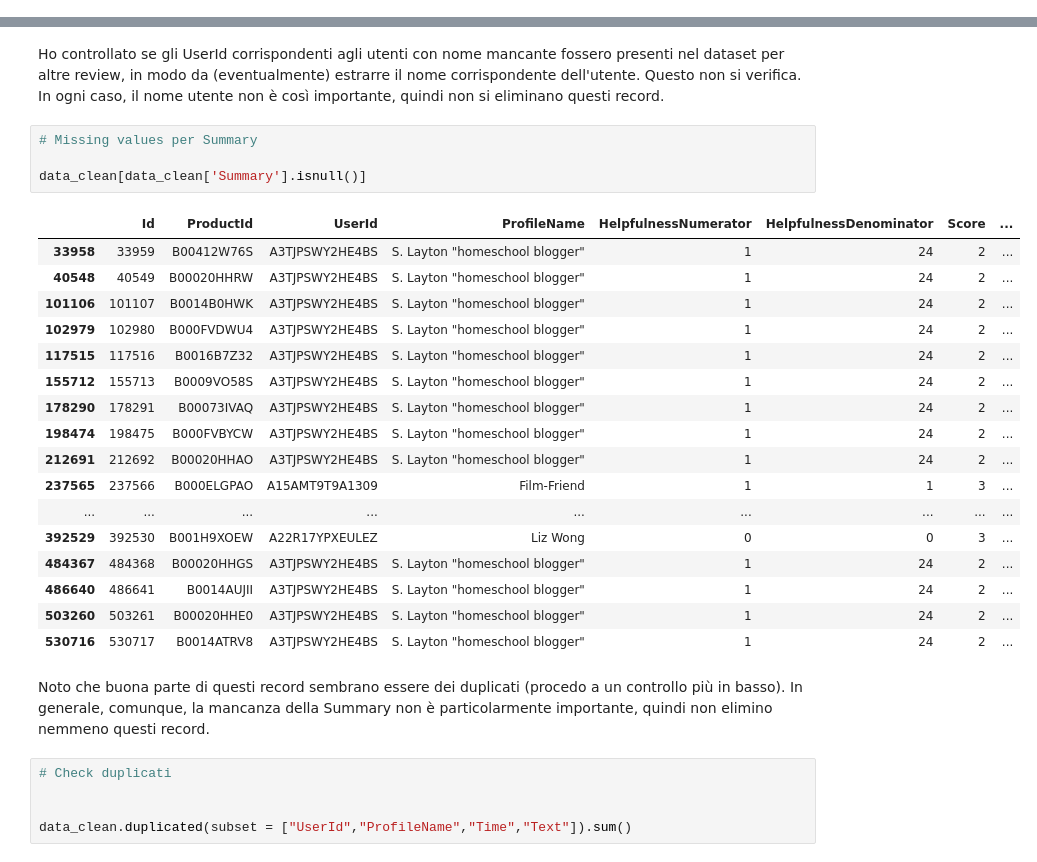
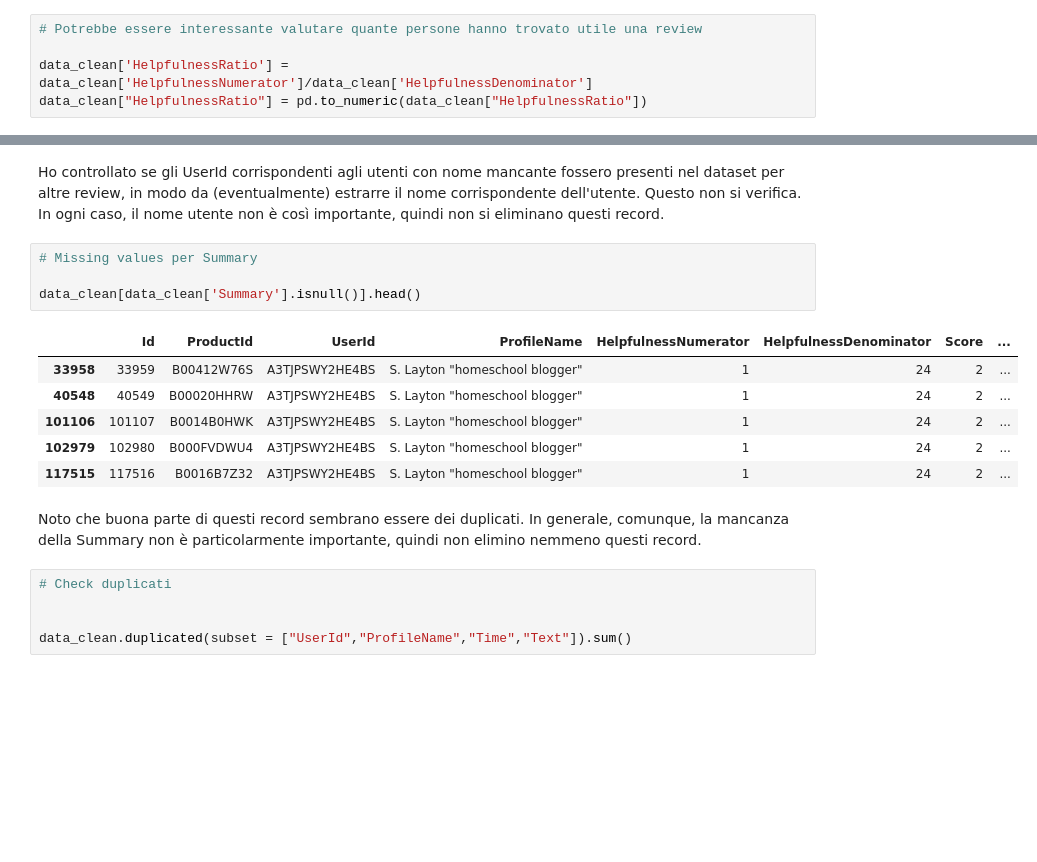
Before and after one commit to rmarconzini/amazon-fine-food-reviews-classification-clustering, a Jupyter notebook: Preprocessing.ipynb, the cells around one changed output, grey strips where cells are left out. Cells and saved outputs as stored; diff of their text form; blank space fills up the shorter version.

```diff
--- a/Preprocessing.ipynb
+++ b/Preprocessing.ipynb
@@ -110,3 +123,8 @@ Ci sono due review che non soddisfano questo requisito. Sarà necessario elimina
+# %%
+# Potrebbe essere interessante valutare quante persone hanno trovato utile una review
+
+data_clean['HelpfulnessRatio'] = data_clean['HelpfulnessNumerator']/data_clean['HelpfulnessDenominator']
+data_clean["HelpfulnessRatio"] = pd.to_numeric(data_clean["HelpfulnessRatio"])
 # %%
 print(data['Score'].describe())
 # %% [output]
@@ -167,27 +174,16 @@ In ogni caso, il nome utente non è così importante, quindi non si eliminano qu
 # %%
 # Missing values per Summary
 
-data_clean[data_clean['Summary'].isnull()]
+data_clean[data_clean['Summary'].isnull()].head()
 # %% [output]
 |  | Id | ProductId | UserId | ProfileName | HelpfulnessNumerator | HelpfulnessDenominator | Score | ... |
 | 33958 | 33959 | B00412W76S | A3TJPSWY2HE4BS | S. Layton "homeschool blogger" | 1 | 24 | 2 | ... |
 | 40548 | 40549 | B00020HHRW | A3TJPSWY2HE4BS | S. Layton "homeschool blogger" | 1 | 24 | 2 | ... |
 | 101106 | 101107 | B0014B0HWK | A3TJPSWY2HE4BS | S. Layton "homeschool blogger" | 1 | 24 | 2 | ... |
 | 102979 | 102980 | B000FVDWU4 | A3TJPSWY2HE4BS | S. Layton "homeschool blogger" | 1 | 24 | 2 | ... |
 | 117515 | 117516 | B0016B7Z32 | A3TJPSWY2HE4BS | S. Layton "homeschool blogger" | 1 | 24 | 2 | ... |
-| 155712 | 155713 | B0009VO58S | A3TJPSWY2HE4BS | S. Layton "homeschool blogger" | 1 | 24 | 2 | ... |
-| 178290 | 178291 | B00073IVAQ | A3TJPSWY2HE4BS | S. Layton "homeschool blogger" | 1 | 24 | 2 | ... |
-| 198474 | 198475 | B000FVBYCW | A3TJPSWY2HE4BS | S. Layton "homeschool blogger" | 1 | 24 | 2 | ... |
-| 212691 | 212692 | B00020HHAO | A3TJPSWY2HE4BS | S. Layton "homeschool blogger" | 1 | 24 | 2 | ... |
-| 237565 | 237566 | B000ELGPAO | A15AMT9T9A1309 | Film-Friend | 1 | 1 | 3 | ... |
-| ... | ... | ... | ... | ... | ... | ... | ... | ... |
-| 392529 | 392530 | B001H9XOEW | A22R17YPXEULEZ | Liz Wong | 0 | 0 | 3 | ... |
-| 484367 | 484368 | B00020HHGS | A3TJPSWY2HE4BS | S. Layton "homeschool blogger" | 1 | 24 | 2 | ... |
-| 486640 | 486641 | B0014AUJII | A3TJPSWY2HE4BS | S. Layton "homeschool blogger" | 1 | 24 | 2 | ... |
-| 503260 | 503261 | B00020HHE0 | A3TJPSWY2HE4BS | S. Layton "homeschool blogger" | 1 | 24 | 2 | ... |
-| 530716 | 530717 | B0014ATRV8 | A3TJPSWY2HE4BS | S. Layton "homeschool blogger" | 1 | 24 | 2 | ... |
 # %% [markdown]
-Noto che buona parte di questi record sembrano essere dei duplicati (procedo a un controllo più in basso). In generale, comunque, la mancanza della Summary non è particolarmente importante, quindi non elimino nemmeno questi record.
+Noto che buona parte di questi record sembrano essere dei duplicati. In generale, comunque, la mancanza della Summary non è particolarmente importante, quindi non elimino nemmeno questi record.
 # %%
 # Check duplicati
 
```
Also changed, not shown: parts of 31 cells of this notebook.
